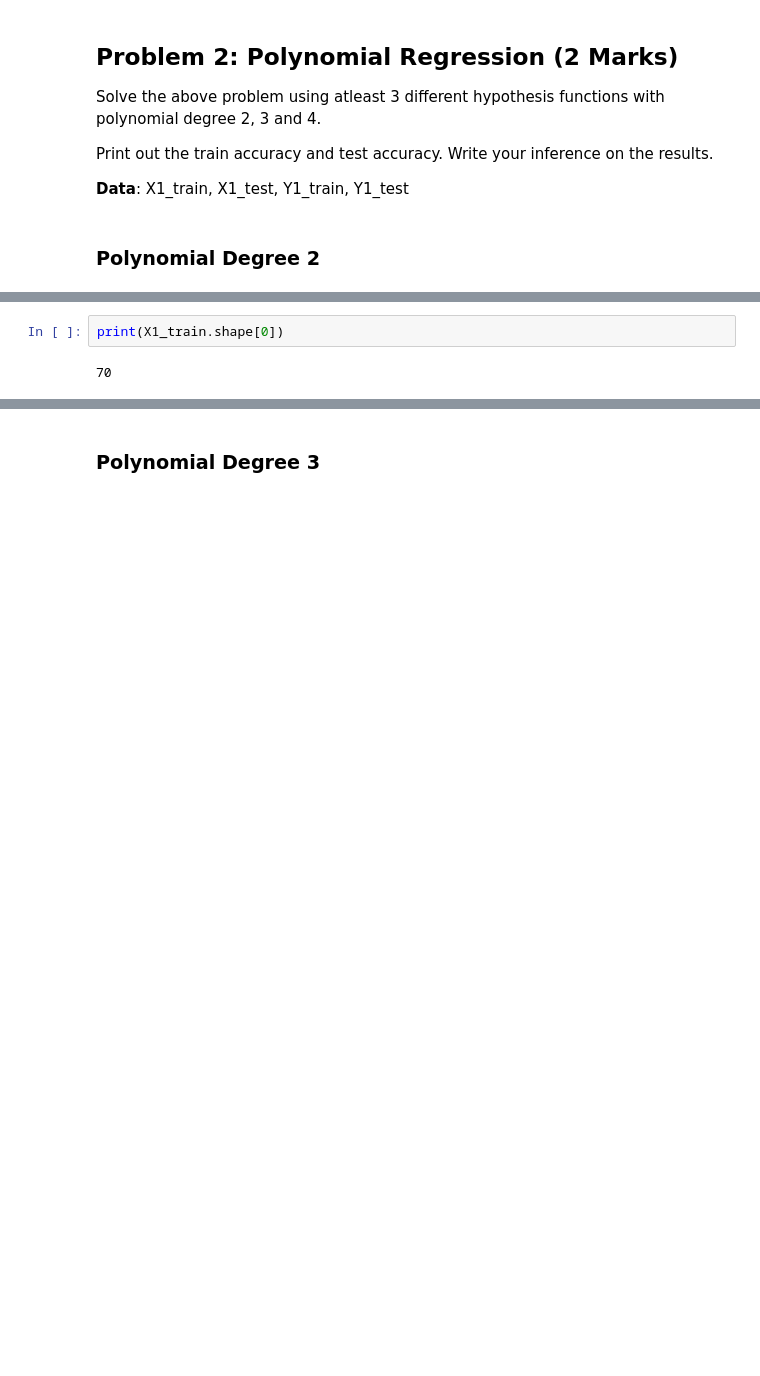
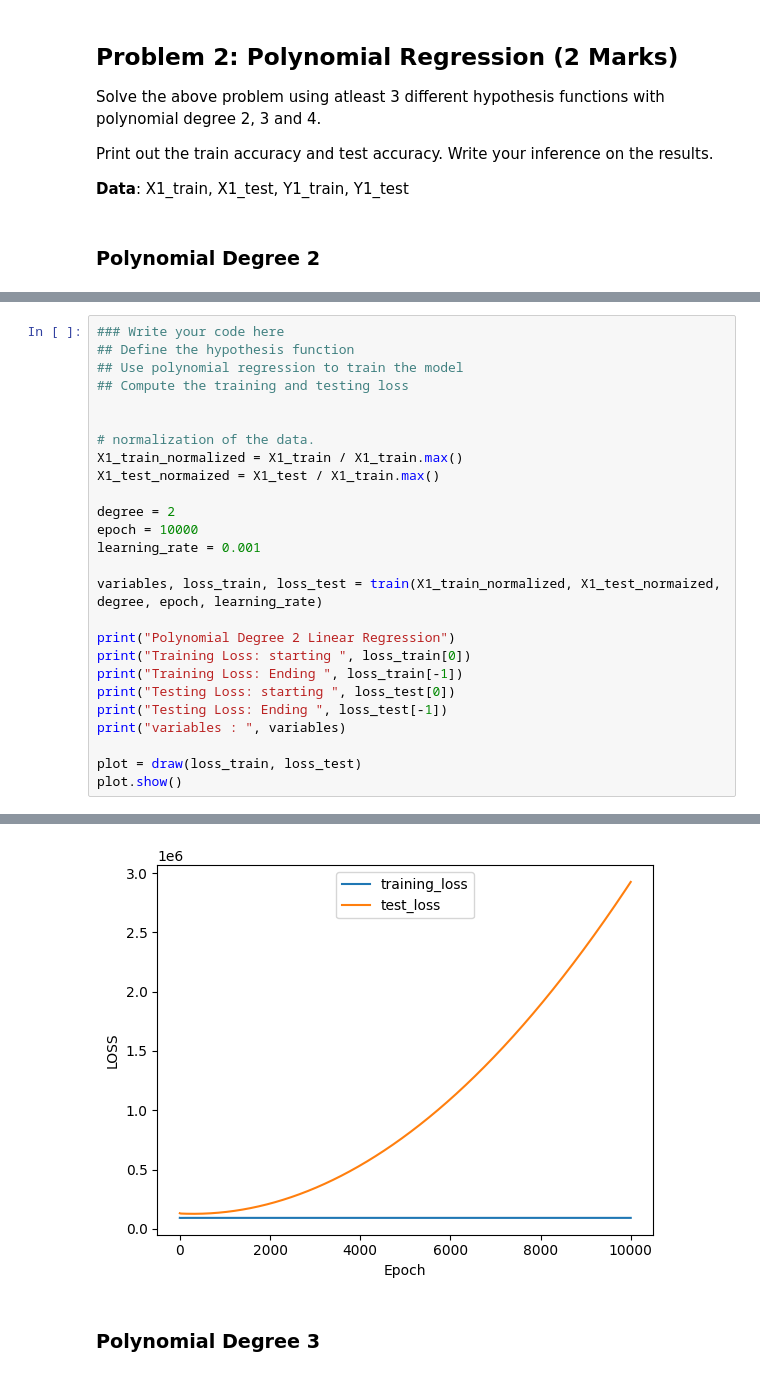
Before and after one commit to narendra974/AIMLOPS_IISC, a Jupyter notebook: Assignment_1.ipynb, the cells around one changed output, grey strips where cells are left out. Saved outputs shown, nothing was run; the diff lists cells and outputs as text; blank space fills up the shorter version.

```diff
--- a/Assignment_1.ipynb
+++ b/Assignment_1.ipynb
@@ -282,4 +251,27 @@ variables :  [[-19970.12824546 115098.14863702 -95126.5642225 ]
-# %%
-print(X1_train.shape[0])
-# %% [output]
-70
+# %%
+### Write your code here
+## Define the hypothesis function
+## Use polynomial regression to train the model
+## Compute the training and testing loss
+
+
+# normalization of the data.
+X1_train_normalized = X1_train / X1_train.max()
+X1_test_normaized = X1_test / X1_train.max()
+
+degree = 2
+epoch = 10000
+learning_rate = 0.001
+
+variables, loss_train, loss_test = train(X1_train_normalized, X1_test_normaized, degree, epoch, learning_rate)
+
+print("Polynomial Degree 2 Linear Regression")
+print("Training Loss: starting ", loss_train[0])
+print("Training Loss: Ending ", loss_train[-1])
+print("Testing Loss: starting ", loss_test[0])
+print("Testing Loss: Ending ", loss_test[-1])
+print("variables : ", variables)
+
+plot = draw(loss_train, loss_test)
+plot.show()
+# %% [output]
@@ -286,3 +286,4 @@ print(X1_train.shape[0])
+[figure, added]
 # %% [markdown]
 ### Polynomial Degree 3
 # %%
```
Also changed, not shown: parts of 3 cells of this notebook.
